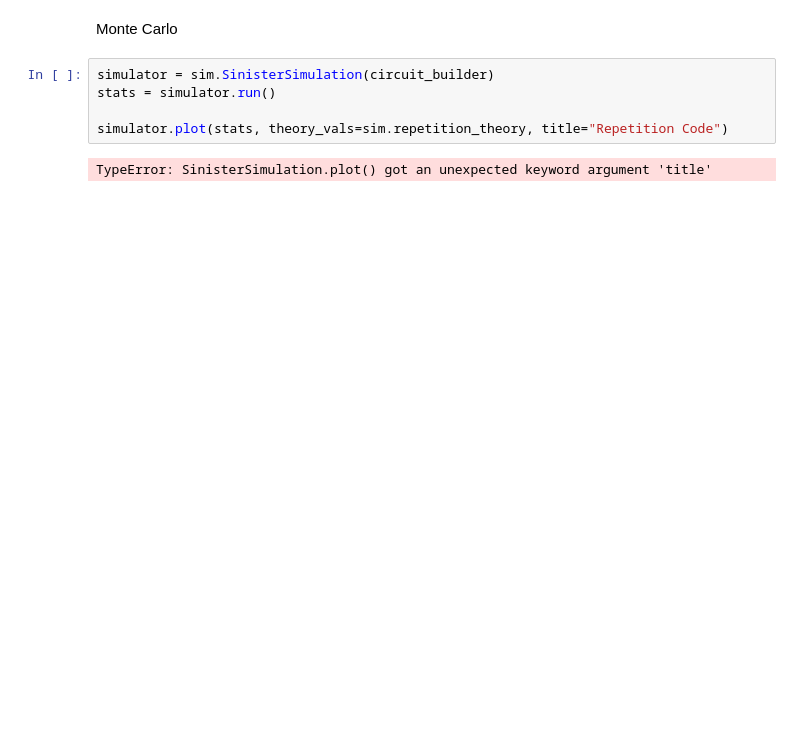
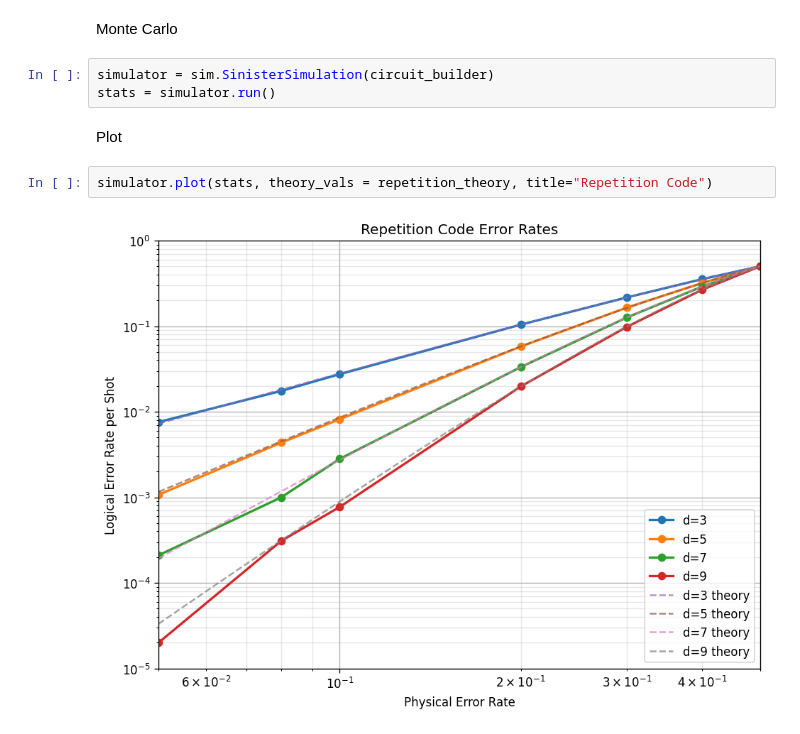
Before and after one commit to majeedtanveer/quantum-error-correction-simulation, a Jupyter notebook: first_experiment.ipynb, the cells around one changed output. Saved outputs shown, nothing was run; the diff lists cells and outputs as text; blank space fills up the shorter version.

```diff
--- a/first_experiment.ipynb
+++ b/first_experiment.ipynb
@@ -46,7 +47,9 @@ Monte Carlo
 # %%
 simulator = sim.SinisterSimulation(circuit_builder)
 stats = simulator.run()
-
-simulator.plot(stats, theory_vals=sim.repetition_theory, title="Repetition Code")
-# %% [output]
-TypeError: SinisterSimulation.plot() got an unexpected keyword argument 'title'
+# %% [markdown]
+Plot
+# %%
+simulator.plot(stats, theory_vals = repetition_theory, title="Repetition Code")
+# %% [output]
+[figure, added]
```
Also changed, not shown: parts of 2 cells of this notebook, 1 other file.
